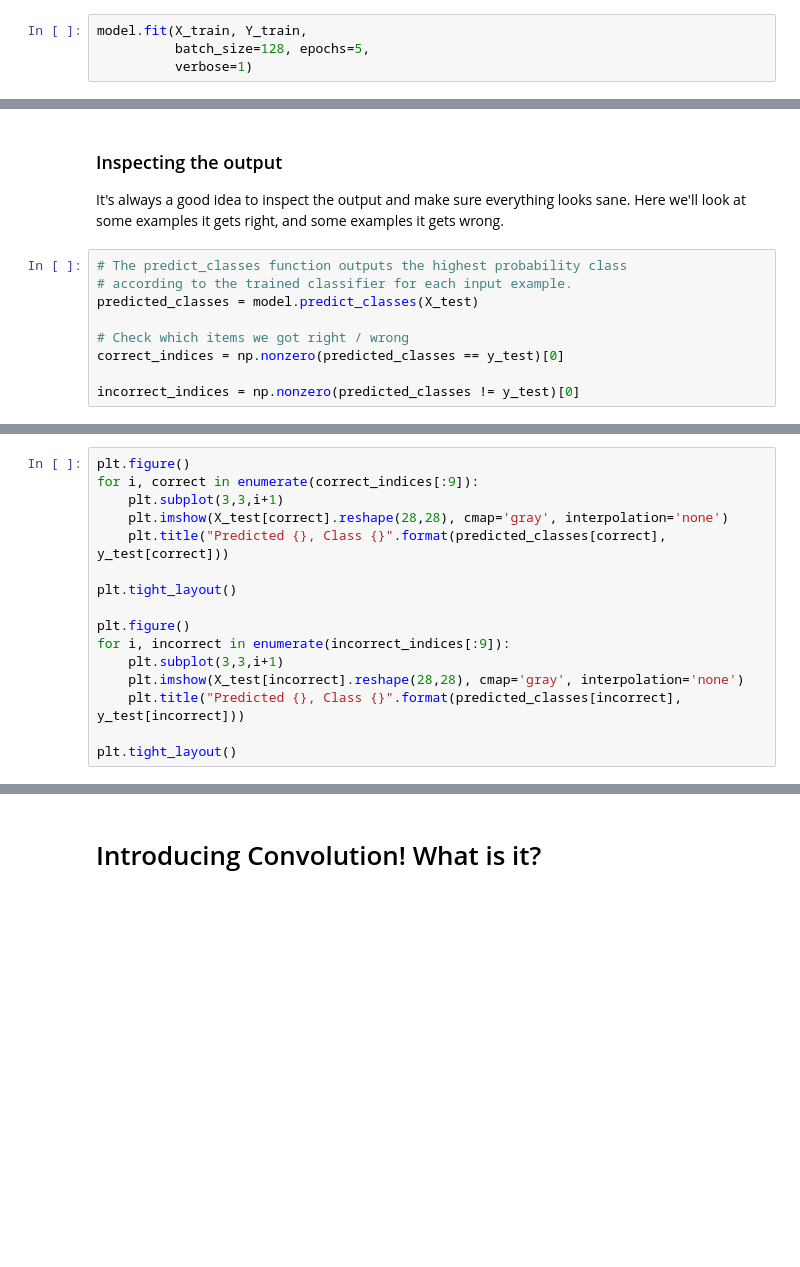
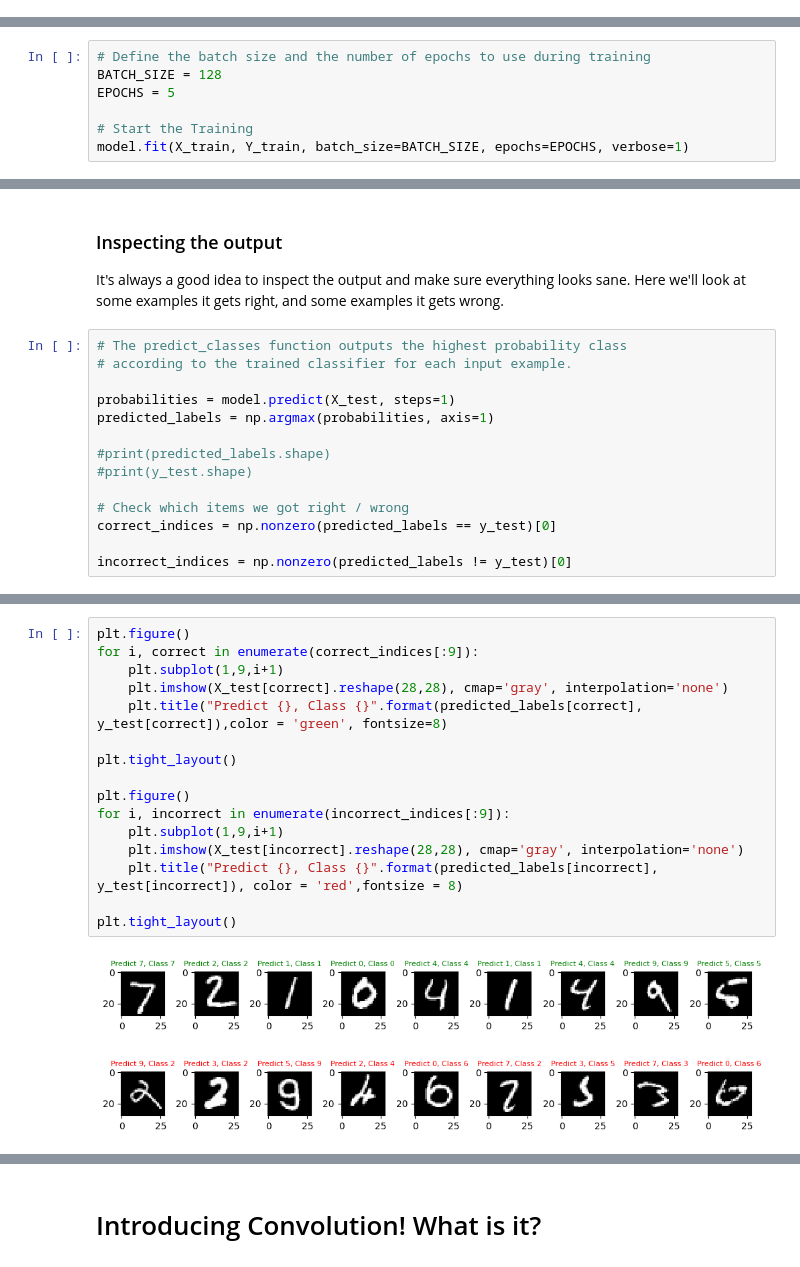
Before and after one commit to romeoVh/KFUPM_Teaching, a Jupyter notebook: CIE483_Lecture5_MNIST_in_Keras.ipynb, the cells around one changed output, grey strips where cells are left out. Saved outputs shown, nothing was run; the diff lists cells and outputs as text; blank space fills up the shorter version.

```diff
--- a/CIE483_Lecture5_MNIST_in_Keras.ipynb
+++ b/CIE483_Lecture5_MNIST_in_Keras.ipynb
@@ -252,4 +263,0 @@ So a good batch size may take some trial and error to find!
-# %%
-model.fit(X_train, Y_train,
-          batch_size=128, epochs=5,
-          verbose=1)
@@ -259,0 +264,7 @@ The two numbers, in order, represent the value of the loss function of the netwo
+# %%
+# Define the batch size and the number of epochs to use during training
+BATCH_SIZE = 128
+EPOCHS = 5
+
+# Start the Training
+model.fit(X_train, Y_train, batch_size=BATCH_SIZE, epochs=EPOCHS, verbose=1)
@@ -268,9 +312,14 @@ It's always a good idea to inspect the output and make sure everything looks san
 # %%
 # The predict_classes function outputs the highest probability class
 # according to the trained classifier for each input example.
-predicted_classes = model.predict_classes(X_test)
+
+probabilities = model.predict(X_test, steps=1)
+predicted_labels = np.argmax(probabilities, axis=1)
+
+#print(predicted_labels.shape)
+#print(y_test.shape)
 
 # Check which items we got right / wrong
-correct_indices = np.nonzero(predicted_classes == y_test)[0]
+correct_indices = np.nonzero(predicted_labels == y_test)[0]
 
-incorrect_indices = np.nonzero(predicted_classes != y_test)[0]
+incorrect_indices = np.nonzero(predicted_labels != y_test)[0]
@@ -277,17 +328,20 @@ incorrect_indices = np.nonzero(predicted_classes != y_test)[0]
 # %%
 plt.figure()
 for i, correct in enumerate(correct_indices[:9]):
-    plt.subplot(3,3,i+1)
+    plt.subplot(1,9,i+1)
     plt.imshow(X_test[correct].reshape(28,28), cmap='gray', interpolation='none')
-    plt.title("Predicted {}, Class {}".format(predicted_classes[correct], y_test[correct]))
+    plt.title("Predict {}, Class {}".format(predicted_labels[correct], y_test[correct]),color = 'green', fontsize=8)
 
 plt.tight_layout()
 
 plt.figure()
 for i, incorrect in enumerate(incorrect_indices[:9]):
-    plt.subplot(3,3,i+1)
+    plt.subplot(1,9,i+1)
     plt.imshow(X_test[incorrect].reshape(28,28), cmap='gray', interpolation='none')
-    plt.title("Predicted {}, Class {}".format(predicted_classes[incorrect], y_test[incorrect]))
+    plt.title("Predict {}, Class {}".format(predicted_labels[incorrect], y_test[incorrect]), color = 'red',fontsize = 8)
 
 plt.tight_layout()
+# %% [output]
+[figure, added]
+[figure, added]
 # %% [markdown]
```
Also changed, not shown: parts of 34 cells of this notebook.
